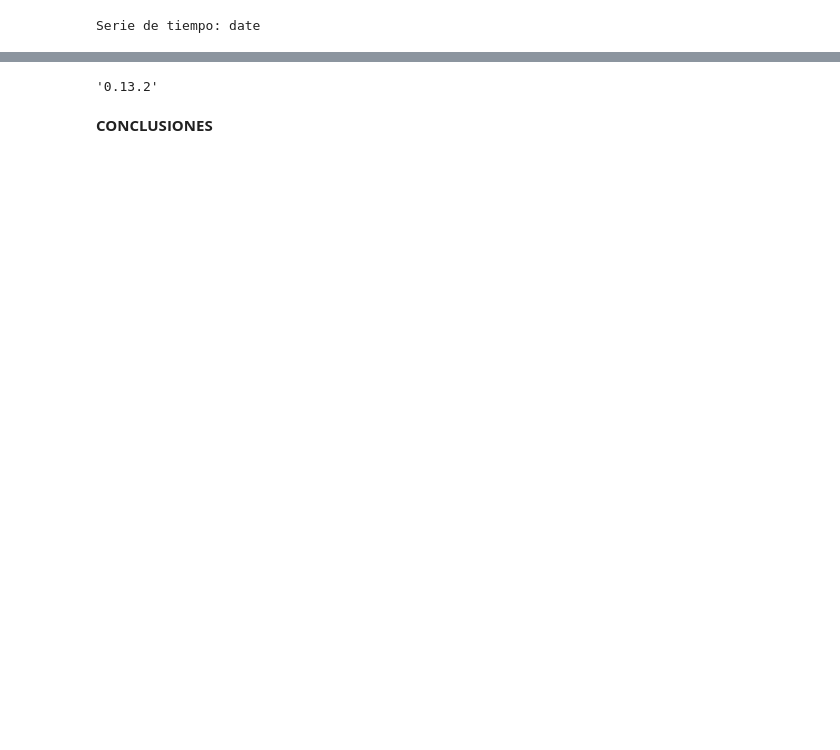
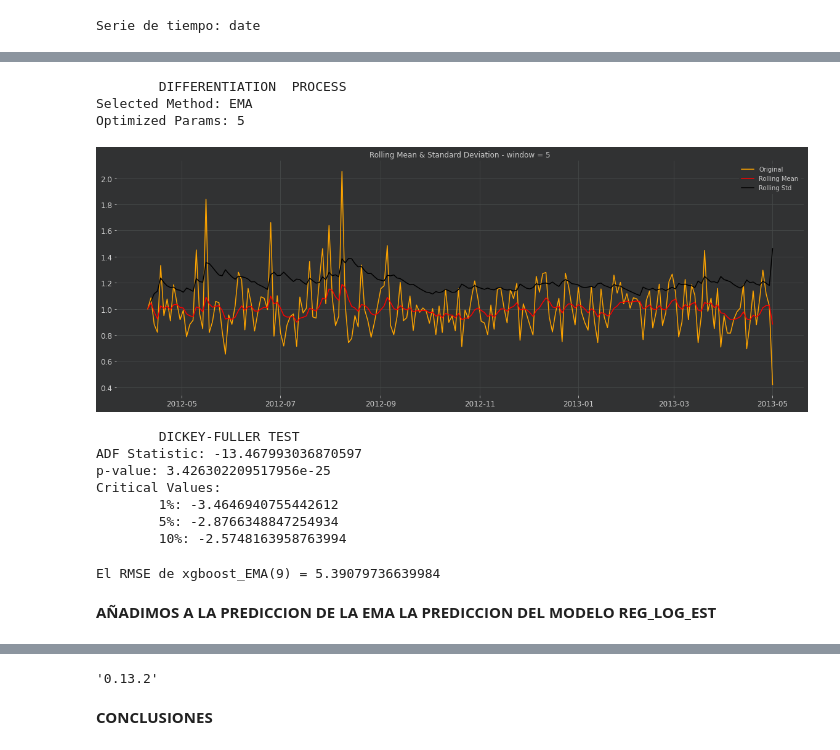
Before and after one commit to AgustinSt1990/tp_final, a Jupyter notebook: TP_FINAL_Machine_Learning.ipynb, the cells around one changed output, grey strips where cells are left out. Saved outputs shown, nothing was run; the diff lists cells and outputs as text; code cells hidden in the pictures; blank space fills up the shorter version.

```diff
--- a/TP_FINAL_Machine_Learning.ipynb
+++ b/TP_FINAL_Machine_Learning.ipynb
@@ -514,32 +212,0 @@ vector.vector
-# %%
-# modelos
-
-muestra = vectores['Meat']
-modelos = reg.available_models()
-nombre_modelos = reg.def_models()
-
-#train test split: 60 dias = 2 meses
-df_train, df_test = train_test_split(muestra, shuffle=False, test_size=60)
-
-# iteracion para instanciar el modelo de statsmodels
-for i in range(len(modelos)):
-    modelos[i] = modelos[i](muestra, vector)
-
-# iteracion para entrenar los modelos instanciados, y almancenar el score de las predicciones
-scores = []
-for i in range(len(modelos)):
-    modelos[i] = modelos[i].fit()
-    y_pred = modelos[i].predict(df_test)
-    if i <= 3: y_pred = np.exp(y_pred) # los primeros 4 modelos predicen sobre el logartimo del target
-    scores.append(np.sqrt(mean_squared_error(df_test[vector.target], y_pred)))
-
-#resultados = {}
-results = pd.DataFrame([nombre_modelos, scores]).T
-log_message = '{}) ALTERATION OF VARIABLE TYPE: Cuando creo un dataset a partir de un conjunto de listas, los valores float me los convierte en series tipo "Object"'
-logger.warning(log_message.format(x()))
-results.columns = ['Modelo', 'RMSE']
-
-log_message = '{}) implementando la funcion "check_optimized_model" tiene hardseteado la label "RMSE", definida previamente en la linea superior a esta'
-# aca vamos a usar un dataset aparte, usando "nombre_modelos"
-optimized_model = modelos[pd.Series(scores).idxmin()]
-optimized_model_v2 = get_optimized_model(modelos, scores)
@@ -569,0 +291,41 @@ DatetimeIndex(['2012-04-10', '2012-04-11', '2012-04-12', '2012-04-13',
+# %%
+diferenciacion = arima.test_stationarity(df_train[umbral].resample('2d').sum())
+
+eval_resid_EMA = False
+if eval_resid_EMA:
+    arima.params_set_plot(diferenciacion)
+# %% [output]
+        DIFFERENTIATION  PROCESS
+Selected Method: EMA
+Optimized Params: 5
+[figure, added]
+        DICKEY-FULLER TEST
+ADF Statistic: -13.467993036870597
+p-value: 3.426302209517956e-25
+Critical Values:
+        1%: -3.4646940755442612
+        5%: -2.8766348847254934
+        10%: -2.5748163958763994
+# %%
+## lo vamos a sacar celda 17
+EMA_log_test = df_train['log_'+umbral].ewm(9).mean()
+
+
+error_EMA, df_test_EMA, df_pred_EMA = xgb.walk_forward_validation(EMA_log_test.to_frame(), n_test=60)
+
+df_pred_EMA.columns = [umbral]
+df_test_EMA.columns = [umbral]
+
+df_pred_EMA.set_index(df_test.index, inplace=True)
+df_test_EMA.set_index(df_test.index, inplace=True)
+
+ema_pred_real = np.exp(df_pred_EMA)
+ema_test_real = np.exp(df_test_EMA)
+
+text = 'El RMSE de xgboost_EMA(9) = {}'
+
+print(text.format(np.sqrt(mean_squared_error(ema_pred_real, ema_test_real)))) # real porque predice sobre el logaritmo
+# %% [output]
+El RMSE de xgboost_EMA(9) = 5.39079736639984
+# %% [markdown]
+**AÑADIMOS A LA PREDICCION DE LA EMA LA PREDICCION DEL MODELO REG_LOG_EST**
```
Also changed, not shown: parts of 71 cells of this notebook, 1 other file.
